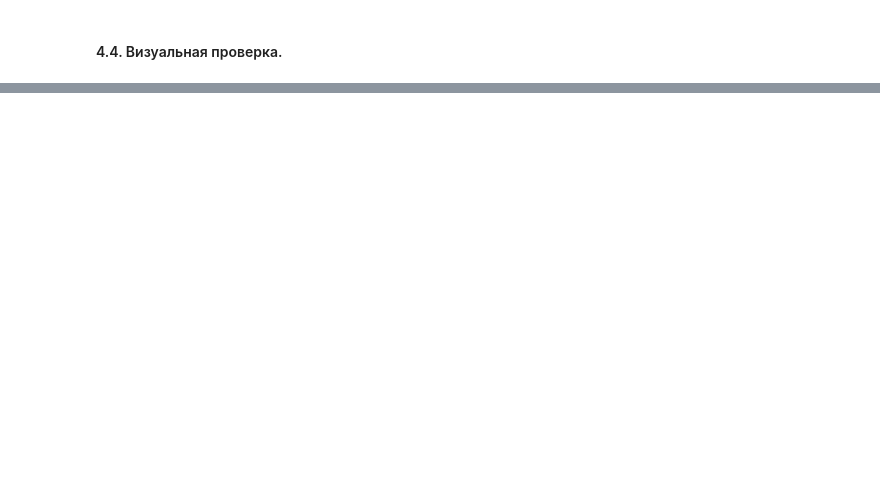
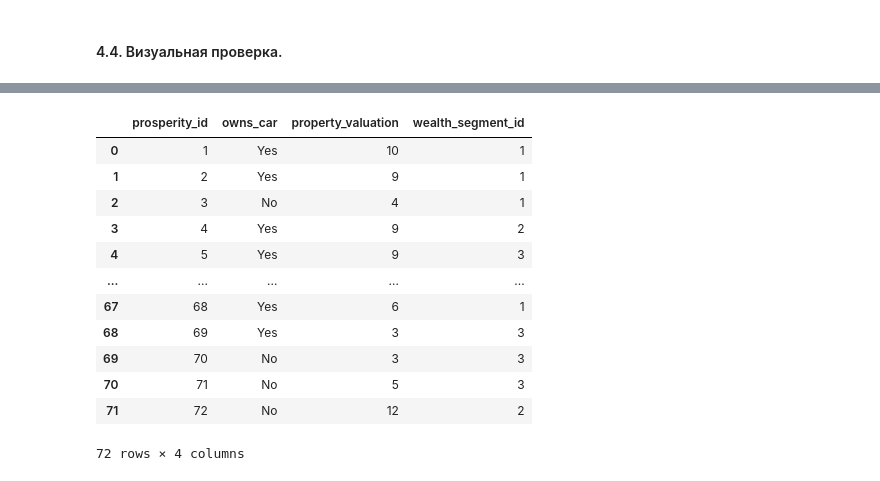
Before and after one commit to EgrSlv/PostgreSQLearn_MIPT, a Jupyter notebook: HomeWork_1/SolovevEgor_HW_01_ds_2025.ipynb, the cells around one changed output, grey strips where cells are left out. Cells and saved outputs as stored; diff of their text form; code cells hidden in the pictures; blank space fills up the shorter version.

```diff
--- a/HomeWork_1/main.ipynb
+++ b/HomeWork_1/SolovevEgor_HW_01_ds_2025.ipynb
@@ -706,3 +867,25 @@ tables = check_db_tables(engine)
+# %%
+# Используя Pandas получим данные из таблицы `зкщызукшешуы` для проверки
+
+
+pd.read_sql_query(
+    sql="SELECT * FROM prosperities",
+    con=engine
+)
+# %% [output]
+|  | prosperity_id | owns_car | property_valuation | wealth_segment_id |
+| 0 | 1 | Yes | 10 | 1 |
+| 1 | 2 | Yes | 9 | 1 |
+| 2 | 3 | No | 4 | 1 |
+| 3 | 4 | Yes | 9 | 2 |
+| 4 | 5 | Yes | 9 | 3 |
+| ... | ... | ... | ... | ... |
+| 67 | 68 | Yes | 6 | 1 |
+| 68 | 69 | Yes | 3 | 3 |
+| 69 | 70 | No | 3 | 3 |
+| 70 | 71 | No | 5 | 3 |
+| 71 | 72 | No | 12 | 2 |
+72 rows × 4 columns
 # %%
 # Удаление всех таблиц в БД
 
```
Also changed, not shown: parts of 34 cells of this notebook, 1 other file.
